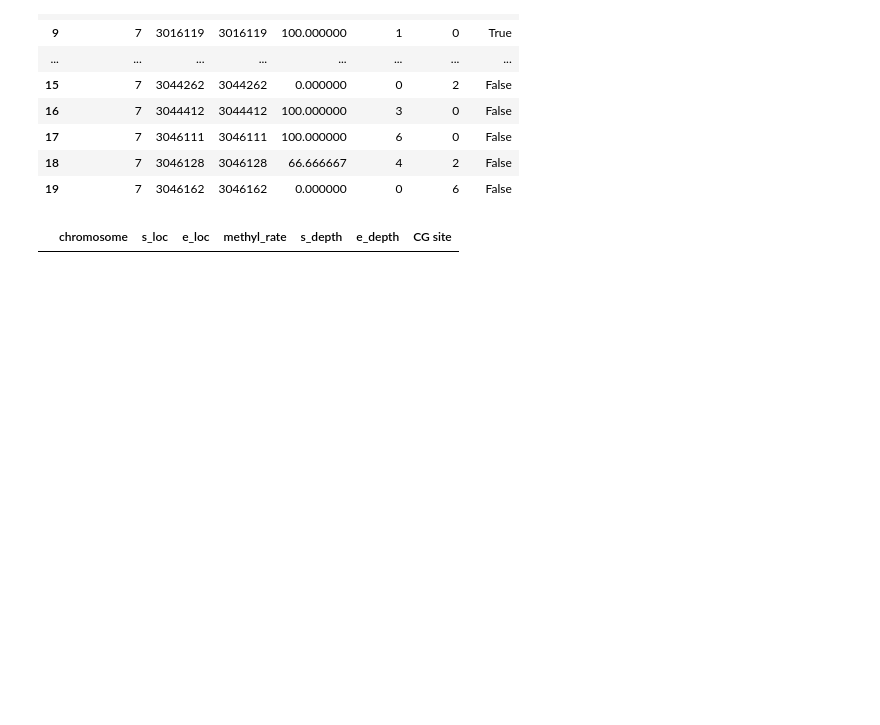
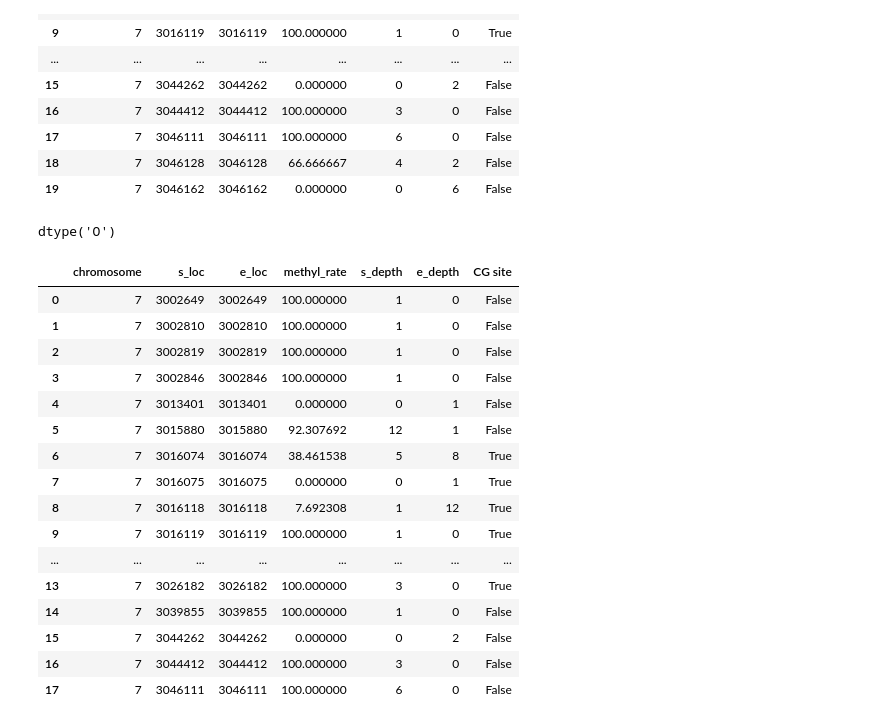
Before and after one commit to hunterDRuebsamen/Bioinformatic_Lab-1, a Jupyter notebook: meth_filter.ipynb, the cells around one changed output. Saved outputs shown, nothing was run; the diff lists cells and outputs as text; code cells hidden in the pictures; blank space fills up the shorter version.

```diff
--- a/meth_filter.ipynb
+++ b/meth_filter.ipynb
@@ -36,35 +36,56 @@ df.head(20)
 | 17 | 7 | 3046111 | 3046111 | 100.000000 | 6 | 0 | False |
 | 18 | 7 | 3046128 | 3046128 | 66.666667 | 4 | 2 | False |
 | 19 | 7 | 3046162 | 3046162 | 0.000000 | 0 | 6 | False |
+# %%
+df['chromosome'].dtype
+# %% [output]
+dtype('O')
 # %%
-def filter_dataframe(df, chromosome, start_loc, end_loc):
+def filter_dataframe(df: pd.DataFrame, chromosome: str, start_loc: int, end_loc: int) -> pd.DataFrame:
     """
-    Filter the dataframe for the given chromosome and between start_loc and end_loc.
+    Returns a filtered DataFrame based on the chromosome and the inclusive range between start_loc and end_loc.
 
     Parameters:
-    - df: pandas.DataFrame - The dataframe to filter.
-    - chromosome: int - The chromosome number to filter by.
-    - start_loc: int - The start location to filter by.
-    - end_loc: int - The end location to filter by.
+    - df (pd.DataFrame): The DataFrame to filter.
+    - chromosome (int): The chromosome number to filter by.
+    - start_loc (int): The inclusive starting location to filter by.
+    - end_loc (int): The inclusive ending location to filter by.
 
     Returns:
-    - pandas.DataFrame - The filtered dataframe.
+    - pd.DataFrame: Filtered DataFrame.
     """
-    # Filter based on the conditions
-    filtered_df = df[(df['chromosome'] == chromosome) & (df['s_loc'] >= start_loc) & (df['s_loc'] <= end_loc)]
-
+    # Apply the filter conditions, ensuring the range is inclusive
+    filtered_df = df[(df['chromosome'] == chromosome) &
+                     (df['s_loc'] >= start_loc) &
+                     (df['s_loc'] <= end_loc)]
     return filtered_df
 # %%
-# chromosome = int(input("Enter the chromosome number"))
-# start_loc = int(input("Enter the starting location"))
-# end_loc = int(input("Enter the end location"))
+chromosome = input("Enter the chromosome number")
+start_loc = int(input("Enter the starting location"))
+end_loc = int(input("Enter the end location"))
 
-chromosome = 7
-start_loc = 3002846
-end_loc = 3046111
+# chromosome = '7'
+# start_loc = 3002649
+# end_loc = 3046111
 
 filtered_df = filter_dataframe(df, chromosome, start_loc, end_loc)
 # %%
-filtered_df.head(10)
+filtered_df.head(20)
 # %% [output]
 |  | chromosome | s_loc | e_loc | methyl_rate | s_depth | e_depth | CG site |
+| 0 | 7 | 3002649 | 3002649 | 100.000000 | 1 | 0 | False |
+| 1 | 7 | 3002810 | 3002810 | 100.000000 | 1 | 0 | False |
+| 2 | 7 | 3002819 | 3002819 | 100.000000 | 1 | 0 | False |
+| 3 | 7 | 3002846 | 3002846 | 100.000000 | 1 | 0 | False |
+| 4 | 7 | 3013401 | 3013401 | 0.000000 | 0 | 1 | False |
+| 5 | 7 | 3015880 | 3015880 | 92.307692 | 12 | 1 | False |
+| 6 | 7 | 3016074 | 3016074 | 38.461538 | 5 | 8 | True |
+| 7 | 7 | 3016075 | 3016075 | 0.000000 | 0 | 1 | True |
+| 8 | 7 | 3016118 | 3016118 | 7.692308 | 1 | 12 | True |
+| 9 | 7 | 3016119 | 3016119 | 100.000000 | 1 | 0 | True |
+| ... | ... | ... | ... | ... | ... | ... | ... |
+| 13 | 7 | 3026182 | 3026182 | 100.000000 | 3 | 0 | True |
+| 14 | 7 | 3039855 | 3039855 | 100.000000 | 1 | 0 | False |
+| 15 | 7 | 3044262 | 3044262 | 0.000000 | 0 | 2 | False |
+| 16 | 7 | 3044412 | 3044412 | 100.000000 | 3 | 0 | False |
+| 17 | 7 | 3046111 | 3046111 | 100.000000 | 6 | 0 | False |
```
Also changed, not shown: 4 other files.
